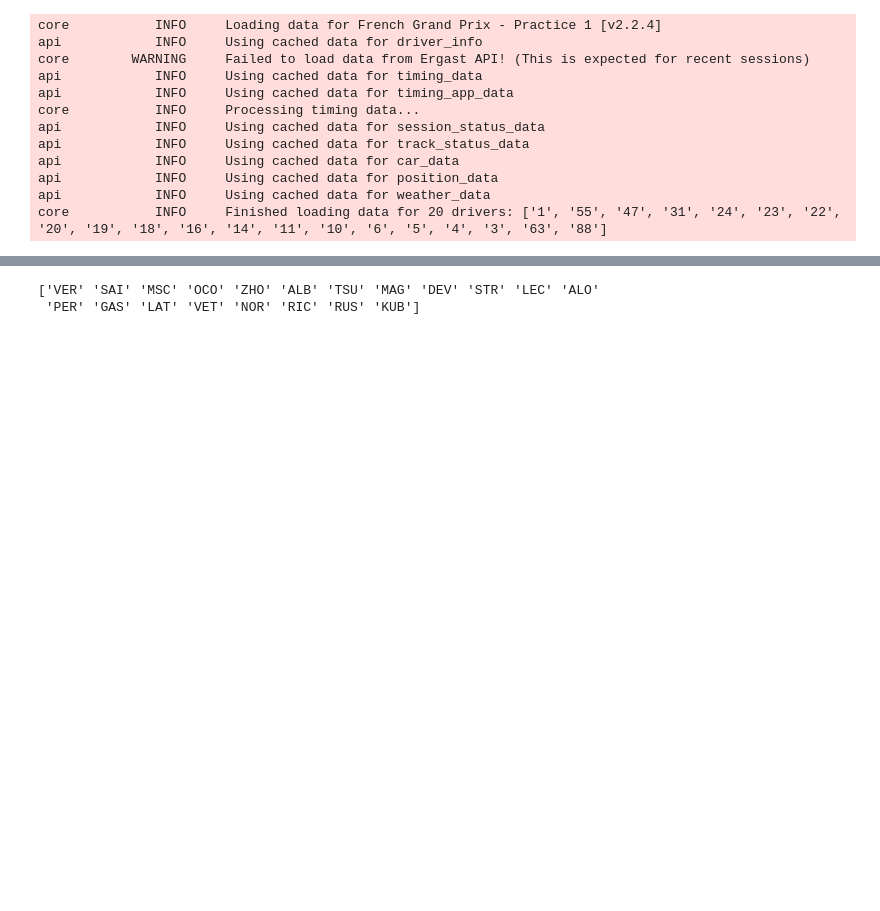
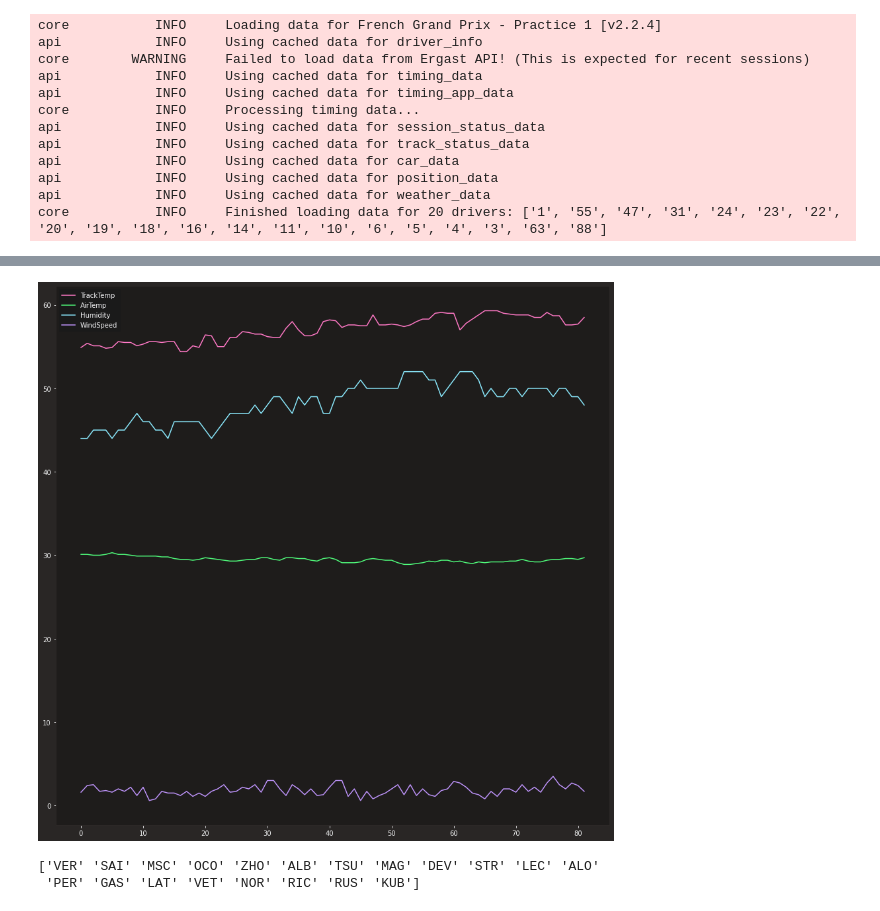
Before and after one commit to CamStevens15/F1_2022_race_analytics, a Jupyter notebook: Code_Analysis/FrenchGP2022.ipynb, the cells around one changed output, grey strips where cells are left out. Drawn from its saved outputs; the diff is of its cells as text; code cells hidden in the pictures; blank space fills up the shorter version.

```diff
--- a/Code_Analysis/FrenchGP2022.ipynb
+++ b/Code_Analysis/FrenchGP2022.ipynb
@@ -18,3 +24,7 @@ core           INFO     Finished loading data for 20 drivers: ['1', '55', '47',
+# %%
+static_track_conditions(practice1)
+# %% [output]
+[figure, added]
 # %%
 fastest_laptimes(practice1)
 # %% [output]
```
Also changed, not shown: parts of 6 cells of this notebook.
